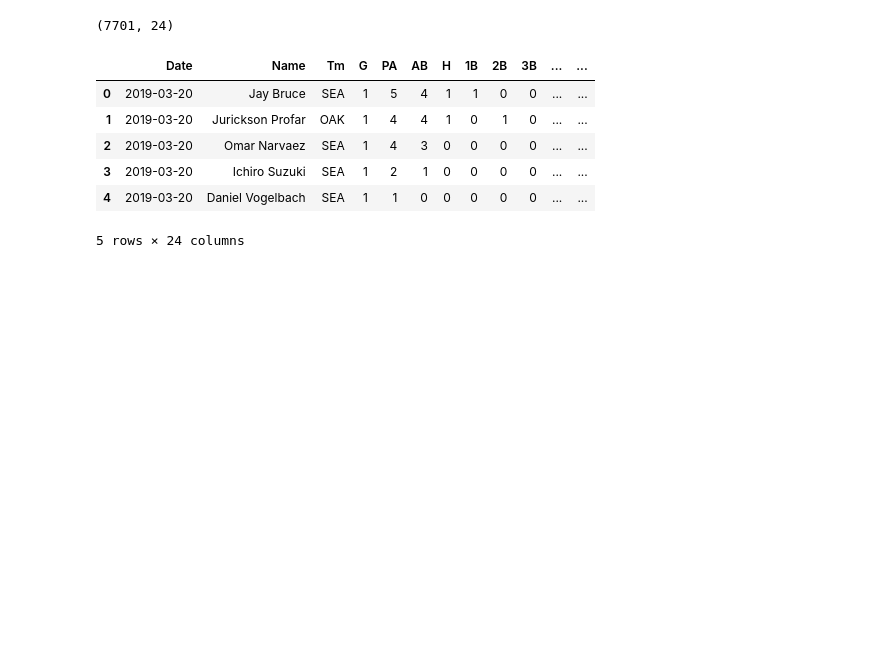
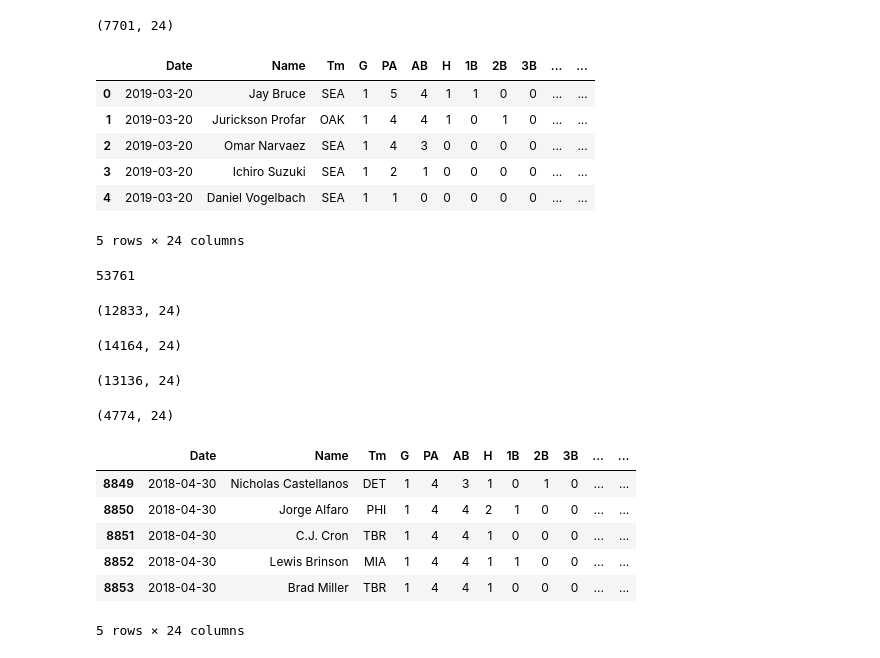
Before and after one commit to BrianLKane/capstone, a Jupyter notebook: code/informal_EDA.ipynb, the cells around one changed output. Saved outputs shown, nothing was run; the diff lists cells and outputs as text; code cells hidden in the pictures; blank space fills up the shorter version.

```diff
--- a/code/informal_EDA.ipynb
+++ b/code/informal_EDA.ipynb
@@ -132,3 +82,39 @@ daily_2019.head()
 | 3 | 2019-03-20 | Ichiro Suzuki | SEA | 1 | 2 | 1 | 0 | 0 | 0 | 0 | ... | ... |
 | 4 | 2019-03-20 | Daniel Vogelbach | SEA | 1 | 1 | 0 | 0 | 0 | 0 | 0 | ... | ... |
 5 rows × 24 columns
+# %%
+daily_2018_1 = pd.read_csv('../data/fangraphs/batters_2018_daily_standard1.csv')
+daily_2018_2 = pd.read_csv('../data/fangraphs/batters_2018_daily_standard2.csv')
+daily_2018_3 = pd.read_csv('../data/fangraphs/batters_2018_daily_standard3.csv')
+daily_2018_4 = pd.read_csv('../data/fangraphs/batters_2018_daily_standard4.csv')
+daily_2018_5 = pd.read_csv('../data/fangraphs/batters_2018_daily_standard5.csv')
+# %%
+daily_2018_1.shape[0] + daily_2018_2.shape[0] + daily_2018_3.shape[0] + daily_2018_4.shape[0] + daily_2018_5.shape[0]
+# %% [output]
+53761
+# %%
+daily_2018_2.shape
+# %% [output]
+(12833, 24)
+# %%
+daily_2018_3.shape
+# %% [output]
+(14164, 24)
+# %%
+daily_2018_4.shape
+# %% [output]
+(13136, 24)
+# %%
+daily_2018_5.shape
+# %% [output]
+(4774, 24)
+# %%
+daily_2018_1.tail()
+# %% [output]
+|  | Date | Name | Tm | G | PA | AB | H | 1B | 2B | 3B | ... | ... |
+| 8849 | 2018-04-30 | Nicholas Castellanos | DET | 1 | 4 | 3 | 1 | 0 | 1 | 0 | ... | ... |
+| 8850 | 2018-04-30 | Jorge Alfaro | PHI | 1 | 4 | 4 | 2 | 1 | 0 | 0 | ... | ... |
+| 8851 | 2018-04-30 | C.J. Cron | TBR | 1 | 4 | 4 | 1 | 0 | 0 | 0 | ... | ... |
+| 8852 | 2018-04-30 | Lewis Brinson | MIA | 1 | 4 | 4 | 1 | 1 | 0 | 0 | ... | ... |
+| 8853 | 2018-04-30 | Brad Miller | TBR | 1 | 4 | 4 | 1 | 0 | 0 | 0 | ... | ... |
+5 rows × 24 columns
```
Also changed, not shown: parts of 50 cells of this notebook, 12 other files.
